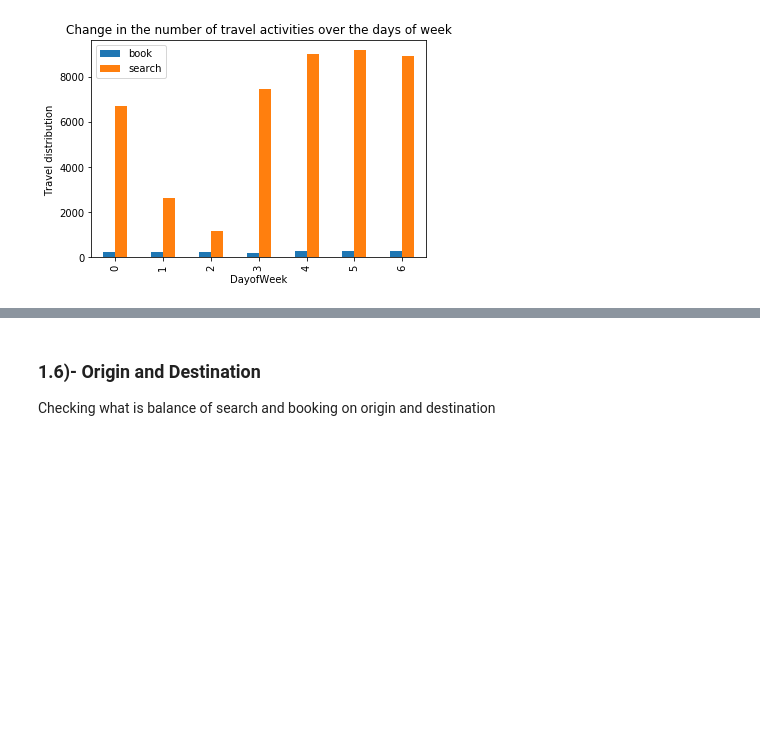
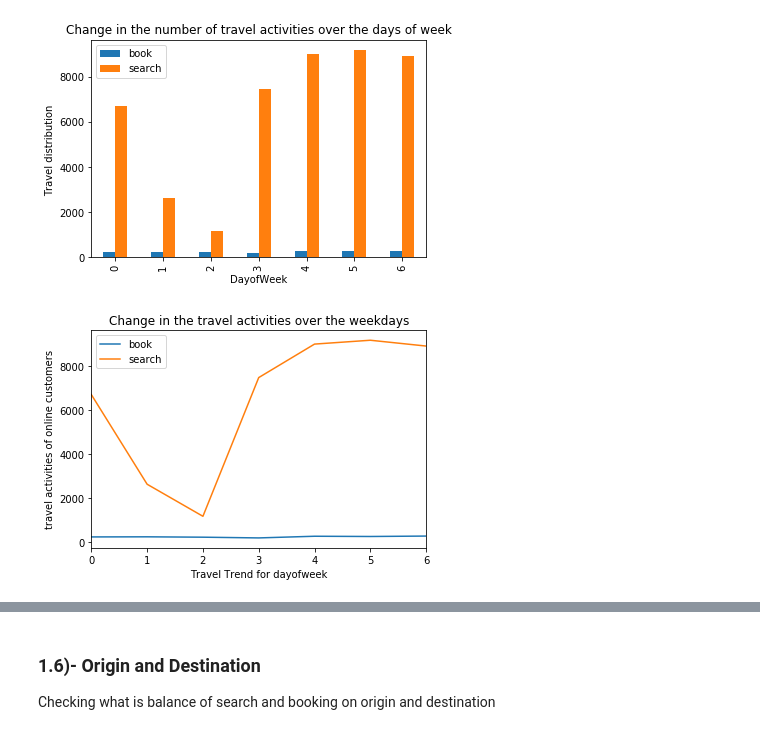
Before and after one commit to HassanSherwani/Predict_travelpattern_ML, a Jupyter notebook: Notebook2-EDA.ipynb, the cells around one changed output, grey strips where cells are left out. Drawn from its saved outputs; the diff is of its cells as text; code cells hidden in the pictures; blank space fills up the shorter version.

```diff
--- a/Notebook2-EDA.ipynb
+++ b/Notebook2-EDA.ipynb
@@ -373,3 +373,17 @@ plt.legend()
 plt.show()
 # %% [output]
 [figure]
+# %%
+# lets try line plot
+dayofweek=df_travel["ts_dayofweek"].sort_values()
+k=df_travel.groupby(dayofweek)['event_type'].value_counts()
+# %%
+k=k.unstack('event_type')
+k.plot()
+plt.xlabel('Travel Trend for dayofweek')
+plt.ylabel('travel activities of online customers')
+plt.title('Change in the travel activities over the weekdays')
+plt.legend()
+plt.show()
+# %% [output]
+[figure, added]
```
Also changed, not shown: parts of 1 cell of this notebook.
